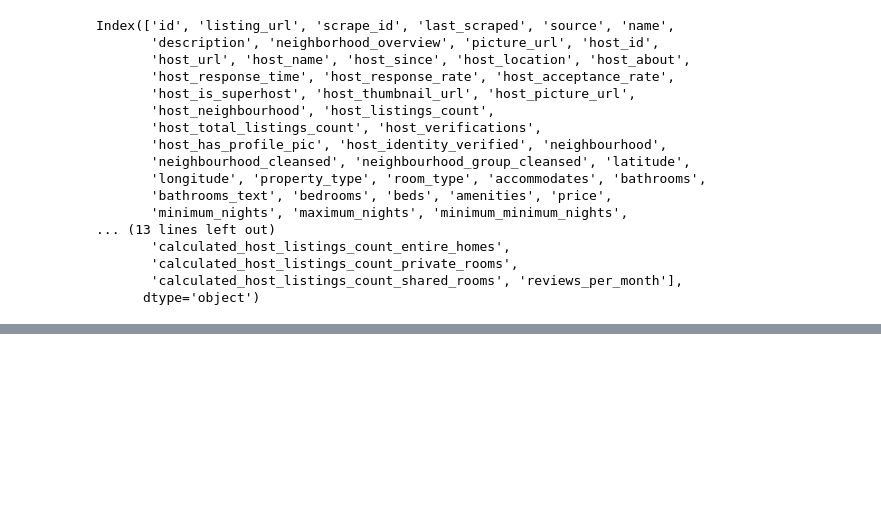
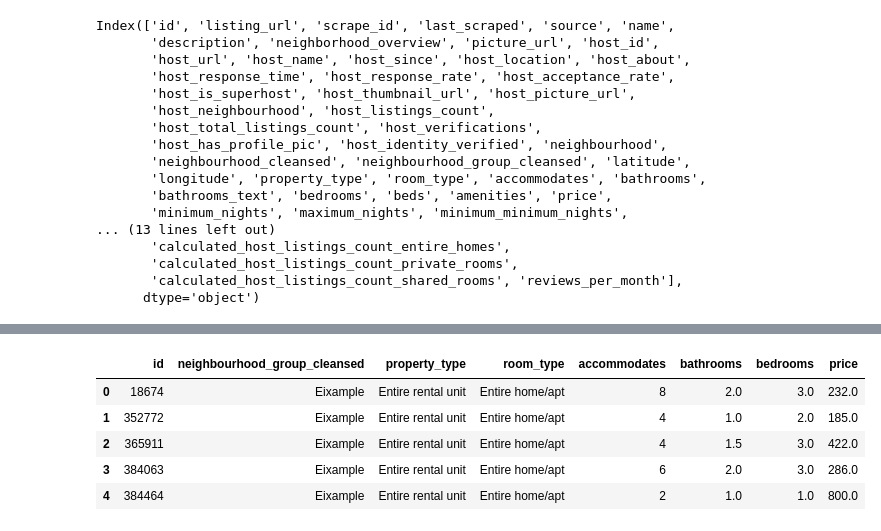
Before and after one commit to GuiHaasBR/final_project, a Jupyter notebook: notebooks/bcn_airbnb.ipynb, the cells around one changed output, grey strips where cells are left out. Cells and saved outputs as stored; diff of their text form; code cells hidden in the pictures; blank space fills up the shorter version.

```diff
--- a/notebooks/bcn_airbnb.ipynb
+++ b/notebooks/bcn_airbnb.ipynb
@@ -168,0 +201,9 @@ infos = df[['id','neighbourhood_cleansed'
+# %%
+df_clean.head()
+# %% [output]
+|  | id | neighbourhood_group_cleansed | property_type | room_type | accommodates | bathrooms | bedrooms | price |
+| 0 | 18674 | Eixample | Entire rental unit | Entire home/apt | 8 | 2.0 | 3.0 | 232.0 |
+| 1 | 352772 | Eixample | Entire rental unit | Entire home/apt | 4 | 1.0 | 2.0 | 185.0 |
+| 2 | 365911 | Eixample | Entire rental unit | Entire home/apt | 4 | 1.5 | 3.0 | 422.0 |
+| 3 | 384063 | Eixample | Entire rental unit | Entire home/apt | 6 | 2.0 | 3.0 | 286.0 |
+| 4 | 384464 | Eixample | Entire rental unit | Entire home/apt | 2 | 1.0 | 1.0 | 800.0 |
```
Also changed, not shown: parts of 41 cells of this notebook, 11 other files.
